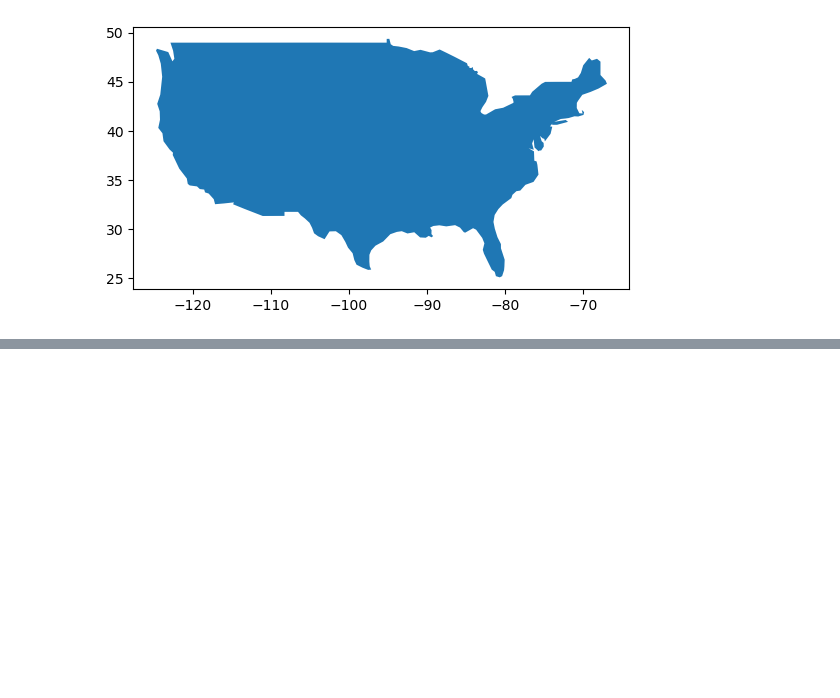
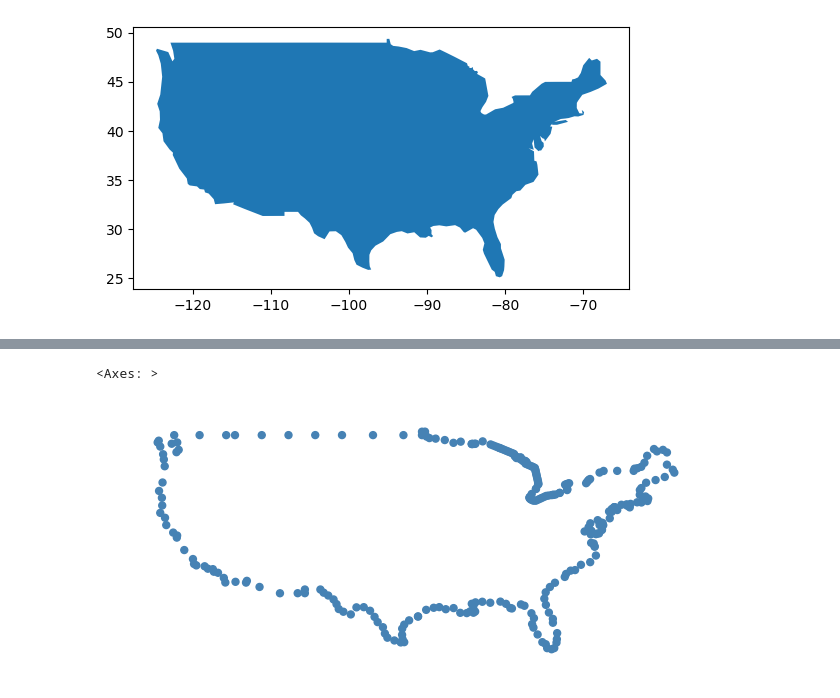
Before and after one commit to EtienneCap/USHazardModelling, a Jupyter notebook: Notebooks/exploratory_data_analysis.ipynb, the cells around one changed output, grey strips where cells are left out. Saved outputs shown, nothing was run; the diff lists cells and outputs as text; code cells hidden in the pictures; blank space fills up the shorter version.

```diff
--- a/Notebooks/exploratory_data_analysis.ipynb
+++ b/Notebooks/exploratory_data_analysis.ipynb
@@ -670,3 +666,8 @@ points = boundaries_mesh.apply(
 )
 
 boundaries = gpd.GeoDataFrame(boundaries_mesh, geometry=points)
+# %%
+gplt.pointplot(boundaries)
+# %% [output]
+<Axes: >
+[figure, added]
```
Also changed, not shown: parts of 3 cells of this notebook, 3 other files.
